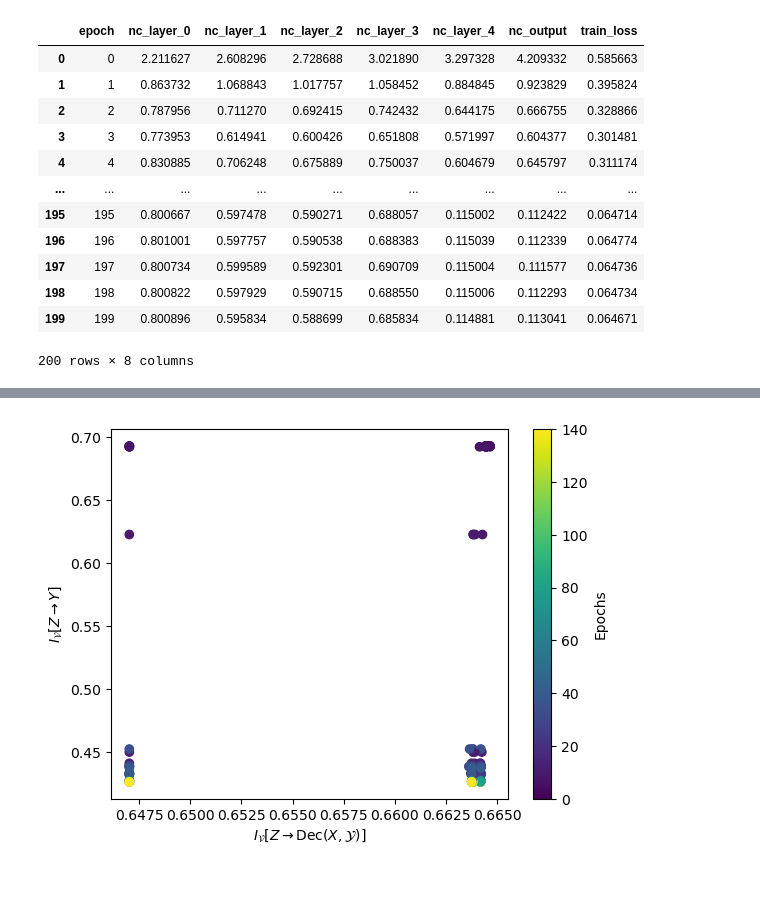
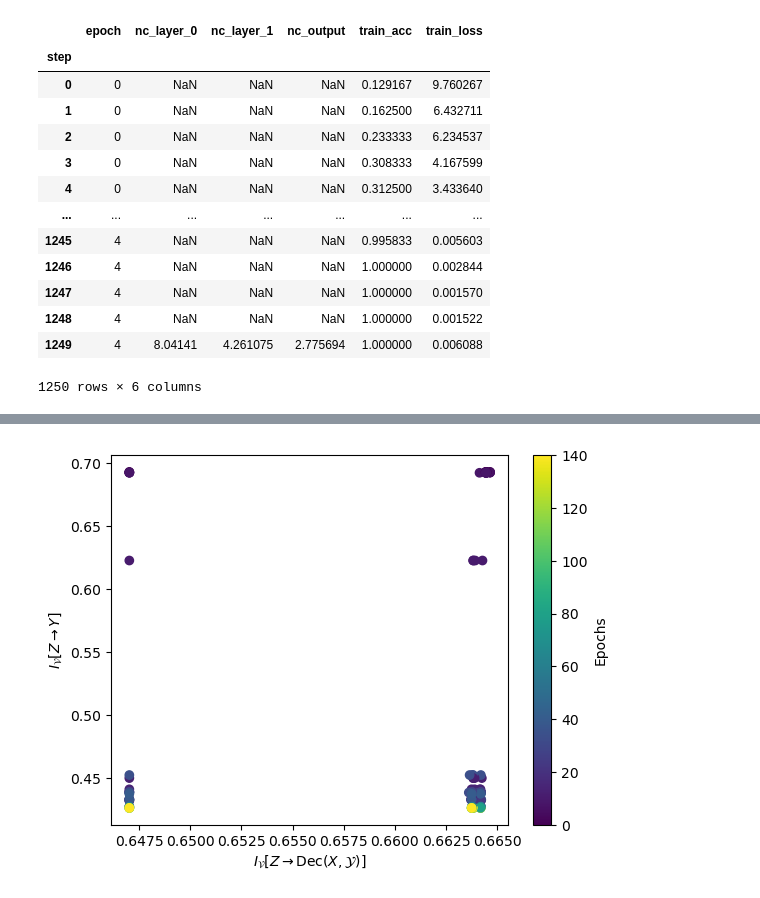
Before and after one commit to ziyong-was-taken/Compression-In-DNNs, a Jupyter notebook: plots.ipynb, the cells around one changed output, grey strips where cells are left out. Drawn from its saved outputs; the diff is of its cells as text; code cells hidden in the pictures.

```diff
--- a/plots.ipynb
+++ b/plots.ipynb
@@ -3,28 +3,30 @@ import pandas as pd
 import matplotlib.pyplot as plt
 # %%
 # set version
-version = 8
+version = 2
 full = False
 
 # load metrics
 if full:
-    metrics = pd.read_csv("lightning_logs/nc_128/metrics.csv")#.drop(columns="step")
+    metrics = pd.read_csv("lightning_logs/nc_128/metrics.csv")
 else:
-    metrics = pd.read_csv(f"lightning_logs/version_{version}/metrics.csv").drop(
-        columns="step"
-    )
+    metrics = pd.read_csv(f"lightning_logs/version_{version}/metrics.csv")
+
+# merge entries on the same step
+metrics = metrics.groupby("step").first()
 metrics
 # %% [output]
-|  | epoch | nc_layer_0 | nc_layer_1 | nc_layer_2 | nc_layer_3 | nc_layer_4 | nc_output | train_loss |
-| 0 | 0 | 2.211627 | 2.608296 | 2.728688 | 3.021890 | 3.297328 | 4.209332 | 0.585663 |
-| 1 | 1 | 0.863732 | 1.068843 | 1.017757 | 1.058452 | 0.884845 | 0.923829 | 0.395824 |
-| 2 | 2 | 0.787956 | 0.711270 | 0.692415 | 0.742432 | 0.644175 | 0.666755 | 0.328866 |
-| 3 | 3 | 0.773953 | 0.614941 | 0.600426 | 0.651808 | 0.571997 | 0.604377 | 0.301481 |
-| 4 | 4 | 0.830885 | 0.706248 | 0.675889 | 0.750037 | 0.604679 | 0.645797 | 0.311174 |
-| ... | ... | ... | ... | ... | ... | ... | ... | ... |
-| 195 | 195 | 0.800667 | 0.597478 | 0.590271 | 0.688057 | 0.115002 | 0.112422 | 0.064714 |
-| 196 | 196 | 0.801001 | 0.597757 | 0.590538 | 0.688383 | 0.115039 | 0.112339 | 0.064774 |
-| 197 | 197 | 0.800734 | 0.599589 | 0.592301 | 0.690709 | 0.115004 | 0.111577 | 0.064736 |
-| 198 | 198 | 0.800822 | 0.597929 | 0.590715 | 0.688550 | 0.115006 | 0.112293 | 0.064734 |
-| 199 | 199 | 0.800896 | 0.595834 | 0.588699 | 0.685834 | 0.114881 | 0.113041 | 0.064671 |
+|  | epoch | nc_layer_0 | nc_layer_1 | nc_output | train_acc | train_loss |
+| step |  |  |  |  |  |  |
+| 0 | 0 | NaN | NaN | NaN | 0.129167 | 9.760267 |
+| 1 | 0 | NaN | NaN | NaN | 0.162500 | 6.432711 |
+| 2 | 0 | NaN | NaN | NaN | 0.233333 | 6.234537 |
+| 3 | 0 | NaN | NaN | NaN | 0.308333 | 4.167599 |
+| 4 | 0 | NaN | NaN | NaN | 0.312500 | 3.433640 |
+| ... | ... | ... | ... | ... | ... | ... |
+| 1245 | 4 | NaN | NaN | NaN | 0.995833 | 0.005603 |
+| 1246 | 4 | NaN | NaN | NaN | 1.000000 | 0.002844 |
+| 1247 | 4 | NaN | NaN | NaN | 1.000000 | 0.001570 |
+| 1248 | 4 | NaN | NaN | NaN | 1.000000 | 0.001522 |
+| 1249 | 4 | 8.04141 | 4.261075 | 2.775694 | 1.000000 | 0.006088 |
-200 rows × 8 columns
+1250 rows × 6 columns
```
Also changed, not shown: parts of 4 cells of this notebook, 4 other files.
